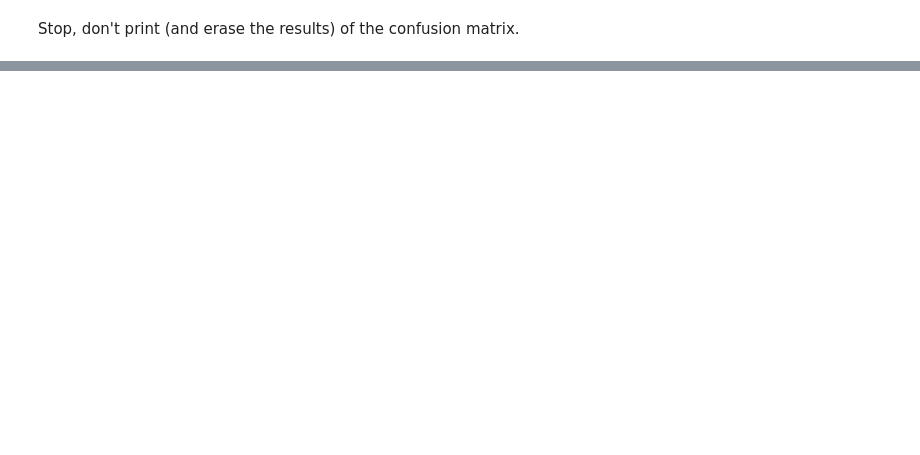
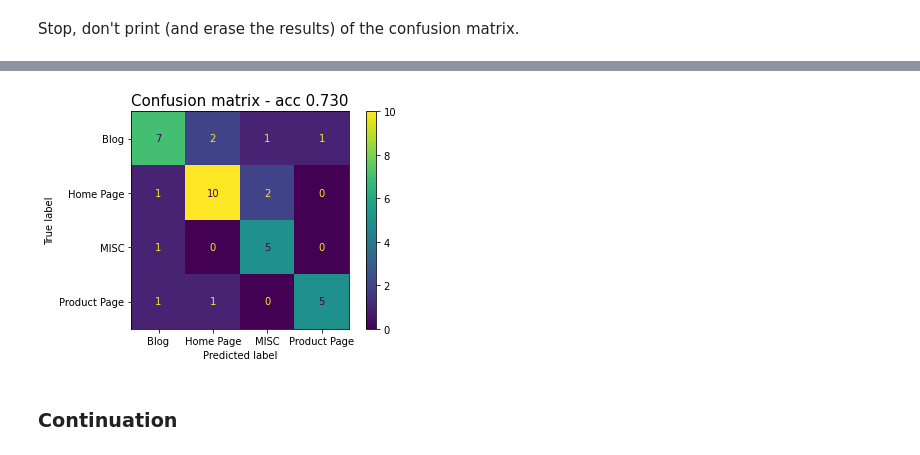
Before and after one commit to hmatzner/text-classification, a Jupyter notebook: brew_text_classification.ipynb, the cells around one changed output, grey strips where cells are left out. Cells and saved outputs as stored; diff of their text form; code cells hidden in the pictures; blank space fills up the shorter version.

```diff
--- a/brew_text_classification.ipynb
+++ b/brew_text_classification.ipynb
@@ -311 +290,14 @@ print_confusion_matrix(y_test, y_pred) # after (with more data) until row 281
+# %%
+# with stop words from NLTK
+clf = fit_model(KNeighborsClassifier(n_neighbors=5),
+                X_train_transformed,
+                y_train)
+
+y_pred = predict(clf, X_test_transformed)
+
+print_confusion_matrix(y_test, y_pred)
+# %% [output]
+[figure, added]
+# %% [markdown]
+### Continuation
 # %%
```
Also changed, not shown: parts of 70 cells of this notebook.
